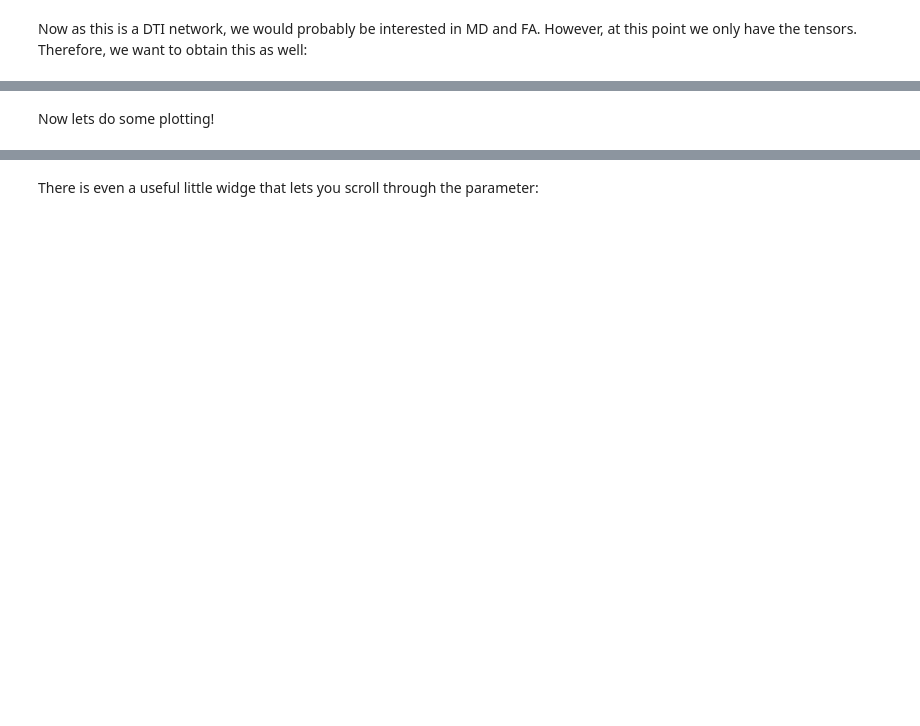
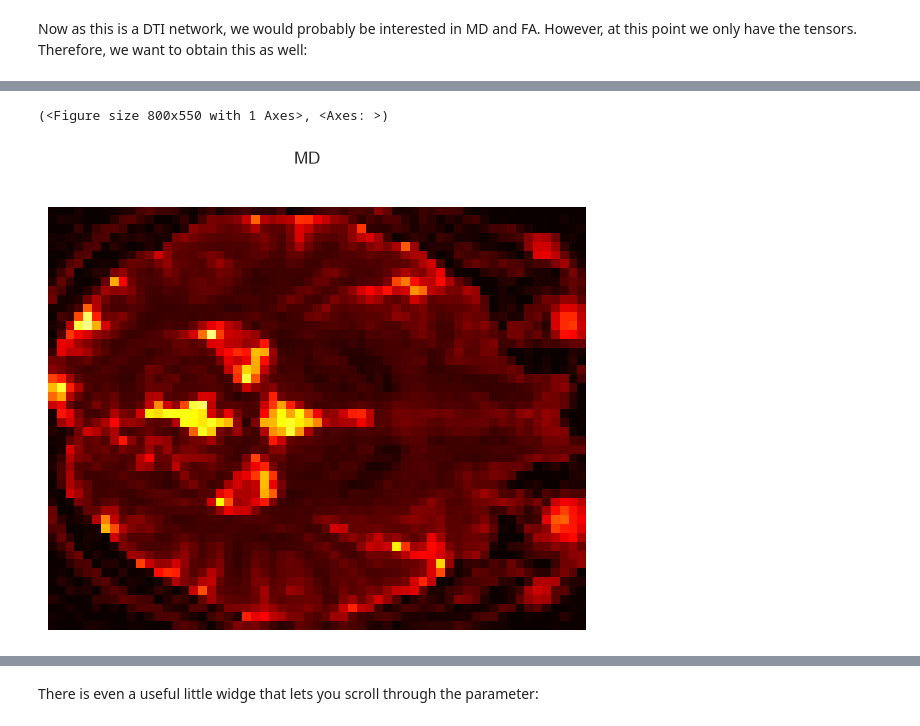
Before and after one commit to meggl23/SBI_MRI, a Jupyter notebook: Tutorial.ipynb, the cells around one changed output, grey strips where cells are left out. Cells and saved outputs as stored; diff of their text form; code cells hidden in the pictures; blank space fills up the shorter version.

```diff
--- a/Tutorial.ipynb
+++ b/Tutorial.ipynb
@@ -195,5 +248,5 @@ DTIModel = Model(gtab)
 DTIModel._add_compartment("DTI","DTI")
 DTIModel._set_default_SNR(50)
 # %%
-Params,Signals = DTIModel.sample_and_simulation(10_000,parallel=True,rng = np.random.default_rng(42),Save=False)
+Params,Signals = DTIModel.sample_and_simulation(10_000,parallel=True,rng = np.random.default_rng(42))
 Par,Obs,Names,Bounds = Helpers.Prep_data(Params,Signals,DTIModel.parameter_list)
@@ -208,10 +289,11 @@ Now as this is a DTI network, we would probably be interested in MD and FA. Howe
 # %%
-X = DTIModel.compartments['DTI'].MD_FA(Result)
-MD = X[...,0]
-FA = X[...,1]
+MDFA,Evals,Evecs = DTIModel.compartments['DTI'].EvaluateTensor(Result)
+MD = MDFA[...,0]
+FA = MDFA[...,1]
-# %% [markdown]
-Now lets do some plotting!
 # %%
-Helpers.Plot_parameter_map(MD,DTIModel,'MD',data_range = [0,5e-3])
+Helpers.Plot_parameter_map(MD[:,:,24],DTIModel,'MD',data_range = [0,5e-3])
+# %% [output]
+(<Figure size 800x550 with 1 Axes>, <Axes: >)
+[figure, added]
 # %%
 Helpers.Plot_parameter_map(FA,DTIModel,'FA',data_range = [0,1])
```
Also changed, not shown: parts of 30 cells of this notebook, 4 other files.
